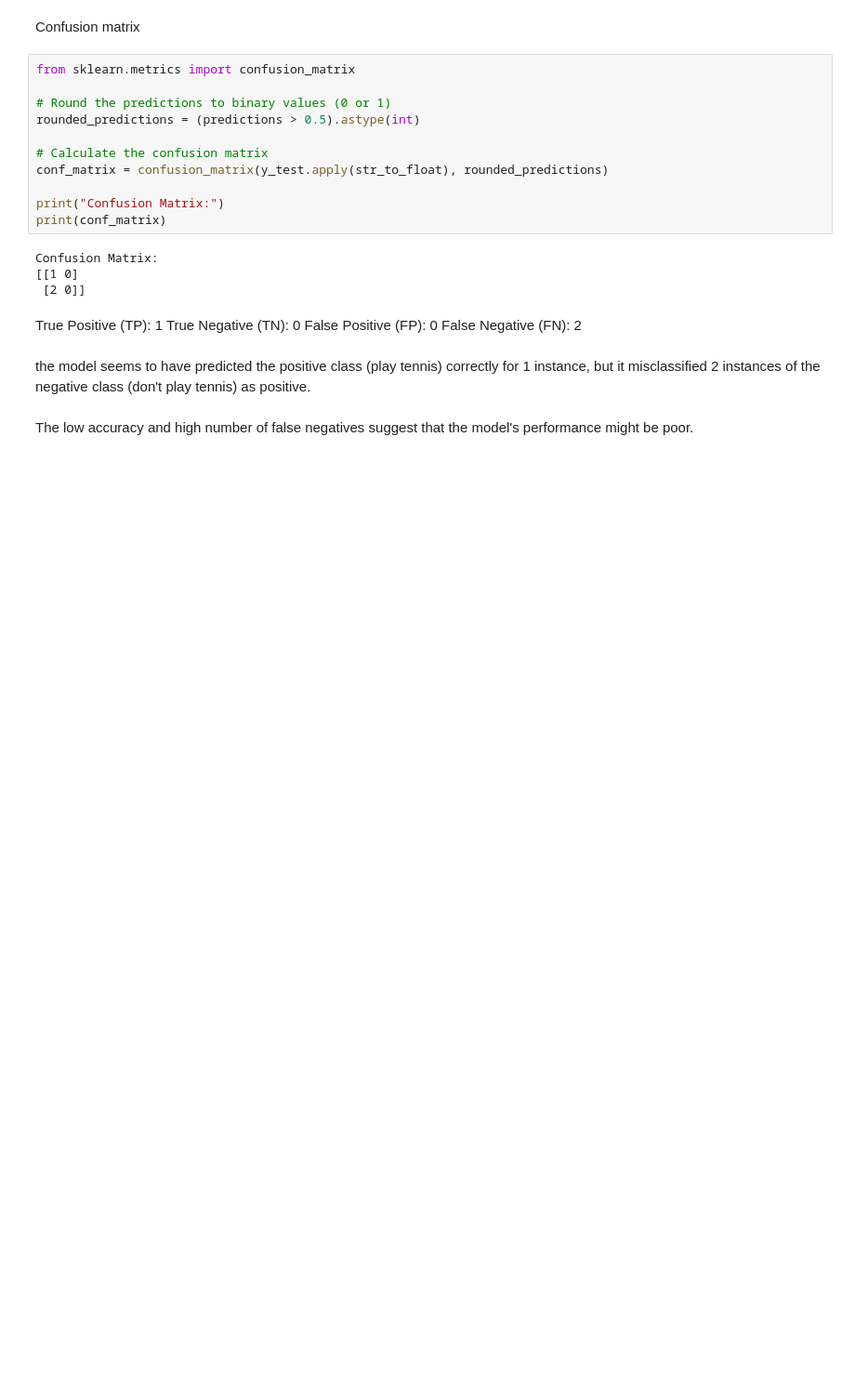
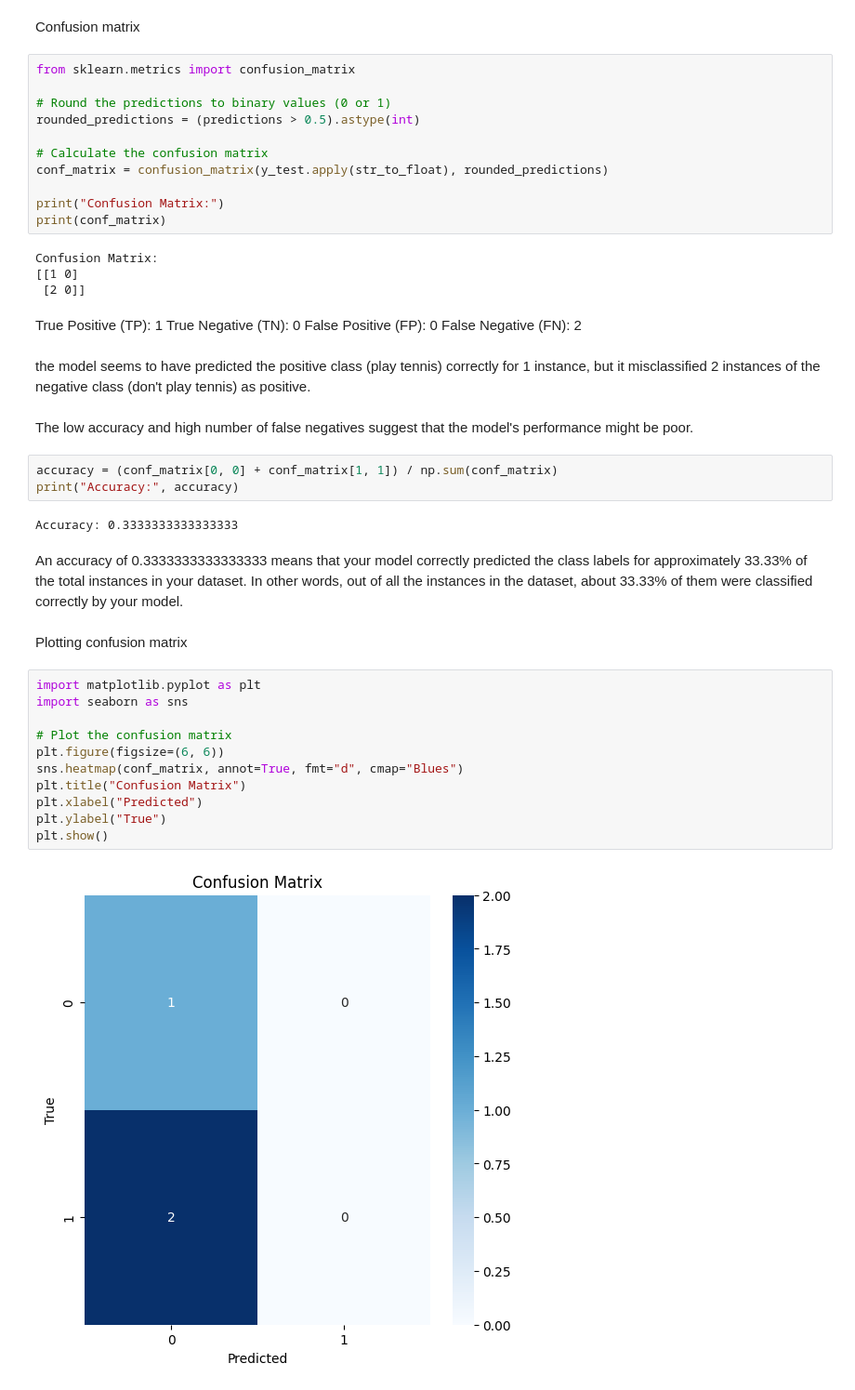
Before and after one commit to anaghaaaa/FYP-, a Jupyter notebook: hw1_tennis_weather_data_set.ipynb, the cells around one changed output. Shown at 93% size. Saved outputs shown, nothing was run; the diff lists cells and outputs as text; blank space fills up the shorter version.

```diff
--- a/hw1_tennis_weather_data_set.ipynb
+++ b/hw1_tennis_weather_data_set.ipynb
@@ -288,3 +298,25 @@ False Negative (FN): 2
  the model seems to have predicted the positive class (play tennis) correctly for 1 instance, but it misclassified 2 instances of the negative class (don't play tennis) as positive.
 # %% [markdown]
 The low accuracy and high number of false negatives suggest that the model's performance might be poor.
+# %%
+accuracy = (conf_matrix[0, 0] + conf_matrix[1, 1]) / np.sum(conf_matrix)
+print("Accuracy:", accuracy)
+# %% [output]
+Accuracy: 0.3333333333333333
+# %% [markdown]
+An accuracy of 0.3333333333333333 means that your model correctly predicted the class labels for approximately 33.33% of the total instances in your dataset. In other words, out of all the instances in the dataset, about 33.33% of them were classified correctly by your model.
+# %% [markdown]
+Plotting confusion matrix
+# %%
+import matplotlib.pyplot as plt
+import seaborn as sns
+
+# Plot the confusion matrix
+plt.figure(figsize=(6, 6))
+sns.heatmap(conf_matrix, annot=True, fmt="d", cmap="Blues")
+plt.title("Confusion Matrix")
+plt.xlabel("Predicted")
+plt.ylabel("True")
+plt.show()
+# %% [output]
+[figure, added]
```
Also changed, not shown: parts of 4 cells of this notebook.
